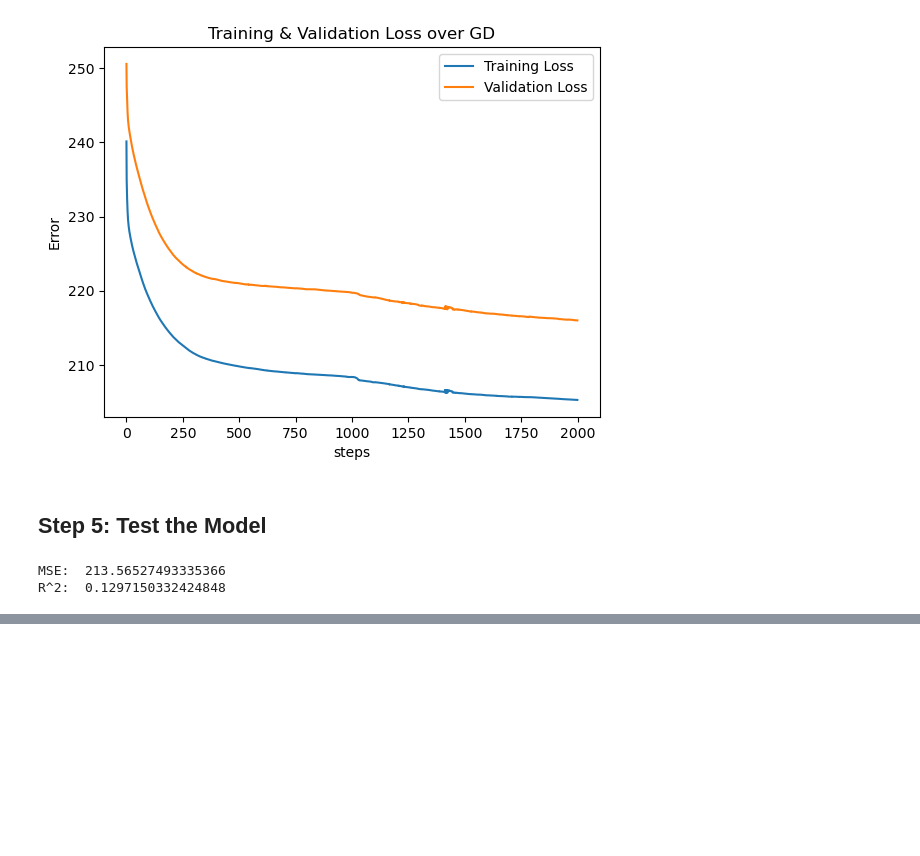
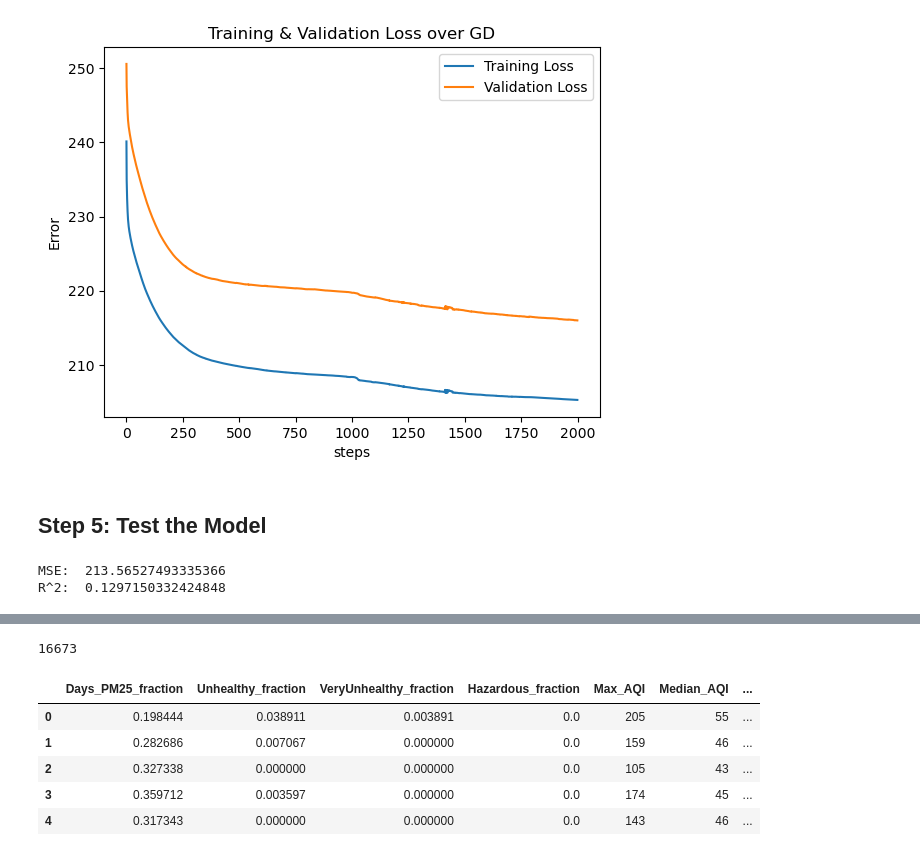
Before and after one commit to elattanzi/DS4420FinalProject, a Jupyter notebook: MLP.ipynb, the cells around one changed output, grey strips where cells are left out. Drawn from its saved outputs; the diff is of its cells as text; code cells hidden in the pictures; blank space fills up the shorter version.

```diff
--- a/MLP.ipynb
+++ b/MLP.ipynb
@@ -220,0 +227,24 @@ R^2:  0.1297150332424848
+# %%
+# ignore any rows with NaN value
+df_cancer = df_cancer[["Days_PM25_fraction", "Unhealthy_fraction", "VeryUnhealthy_fraction",
+                      "Hazardous_fraction", "Max_AQI", "Median_AQI", "Age Adjusted Rate", "Year", "County"]]
+df_cancer = df_cancer.dropna()
+len(df_cancer)
+# %% [output]
+16673
+# %%
+# calculate 75th percentail grouped by year
+df_cancer["threshold"] = df_cancer.groupby("Year")["Age Adjusted Rate"].transform(
+    lambda x: x.quantile(0.75)
+)
+
+#  Assign binary labels (1 = high, 0 = low)
+df_cancer["binary_risk"] = (df_cancer["Age Adjusted Rate"] >= df_cancer["threshold"]).astype(int)
+df_cancer.head()
+# %% [output]
+|  | Days_PM25_fraction | Unhealthy_fraction | VeryUnhealthy_fraction | Hazardous_fraction | Max_AQI | Median_AQI | ... |
+| 0 | 0.198444 | 0.038911 | 0.003891 | 0.0 | 205 | 55 | ... |
+| 1 | 0.282686 | 0.007067 | 0.000000 | 0.0 | 159 | 46 | ... |
+| 2 | 0.327338 | 0.000000 | 0.000000 | 0.0 | 105 | 43 | ... |
+| 3 | 0.359712 | 0.003597 | 0.000000 | 0.0 | 174 | 45 | ... |
+| 4 | 0.317343 | 0.000000 | 0.000000 | 0.0 | 143 | 46 | ... |
```
Also changed, not shown: parts of 17 cells of this notebook, 1 other file.
